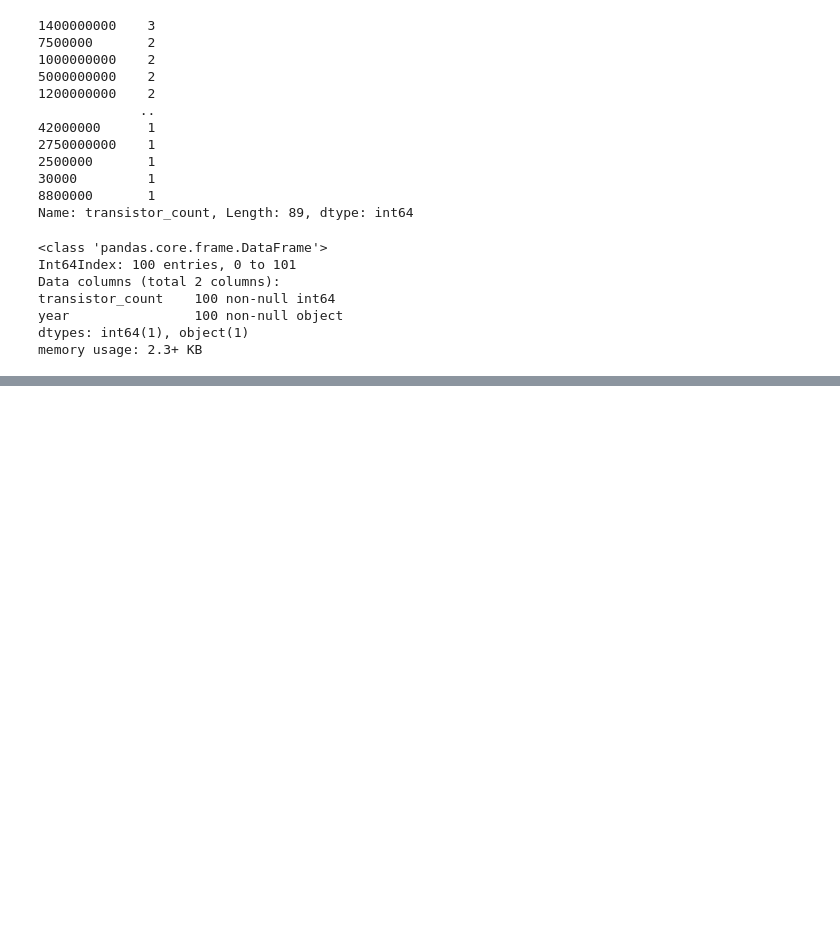
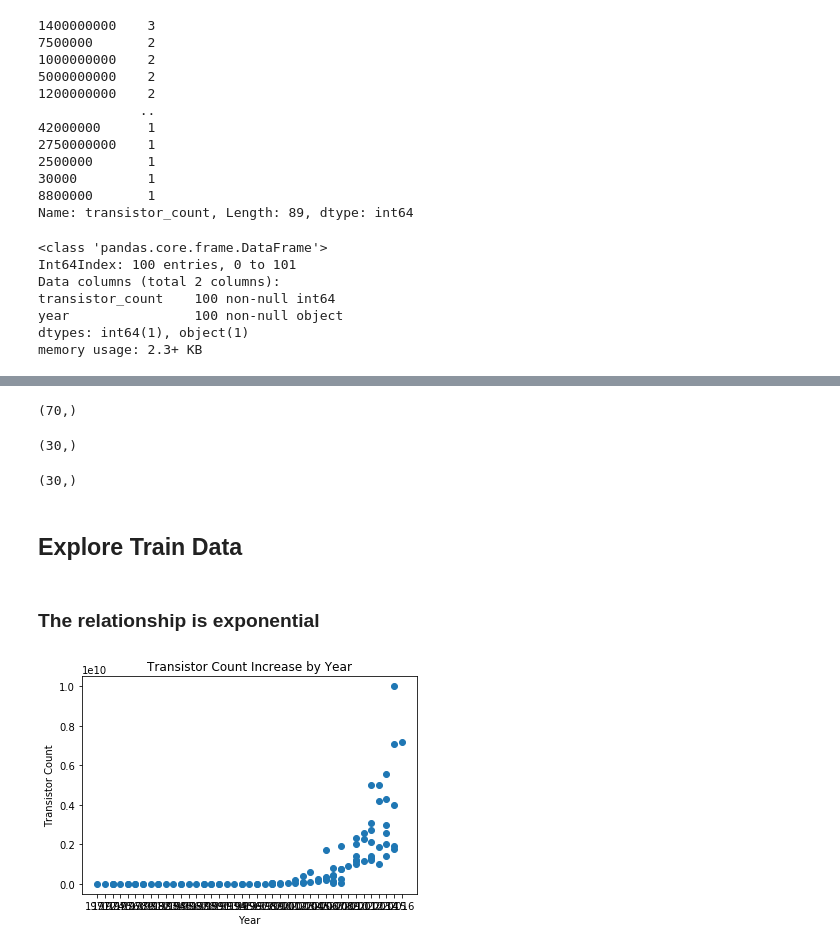
Before and after one commit to faithkane3/zillow_project, a Jupyter notebook: moores_law_lr.ipynb, the cells around one changed output, grey strips where cells are left out. Cells and saved outputs as stored; diff of their text form; code cells hidden in the pictures; blank space fills up the shorter version.

```diff
--- a/moores_law_lr.ipynb
+++ b/moores_law_lr.ipynb
@@ -95,7 +96,7 @@ Name: transistor_count, Length: 98, dtype: int64
 # %%
 df = df[~((df.year == '1985[13]') | (df.year == '1974[7]'))]
 # %%
-df.year = df.year.astype(int)
+#df.year = df.year.astype(int)
 # %% [markdown]
 ## Find and Drop Cols in transistor_count with Strange Values
 # %%
@@ -137,0 +131,4 @@ memory usage: 2.3+ KB
+# %%
+X = df.year
+# %%
+y = df.transistor_count
@@ -137,0 +155,25 @@ memory usage: 2.3+ KB
+# %%
+y_train.shape
+# %% [output]
+(70,)
+# %%
+X_test.shape
+# %% [output]
+(30,)
+# %%
+y_test.shape
+# %% [output]
+(30,)
+# %% [markdown]
+## Explore Train Data
+# %% [markdown]
+### The relationship is exponential
+# %%
+plt.scatter(X, y)
+plt.xlabel('Year')
+plt.ylabel('Transistor Count')
+plt.title('Transistor Count Increase by Year')
+
+plt.show()
+# %% [output]
+[figure, added]
```
Also changed, not shown: parts of 13 cells of this notebook, 3 other files.
